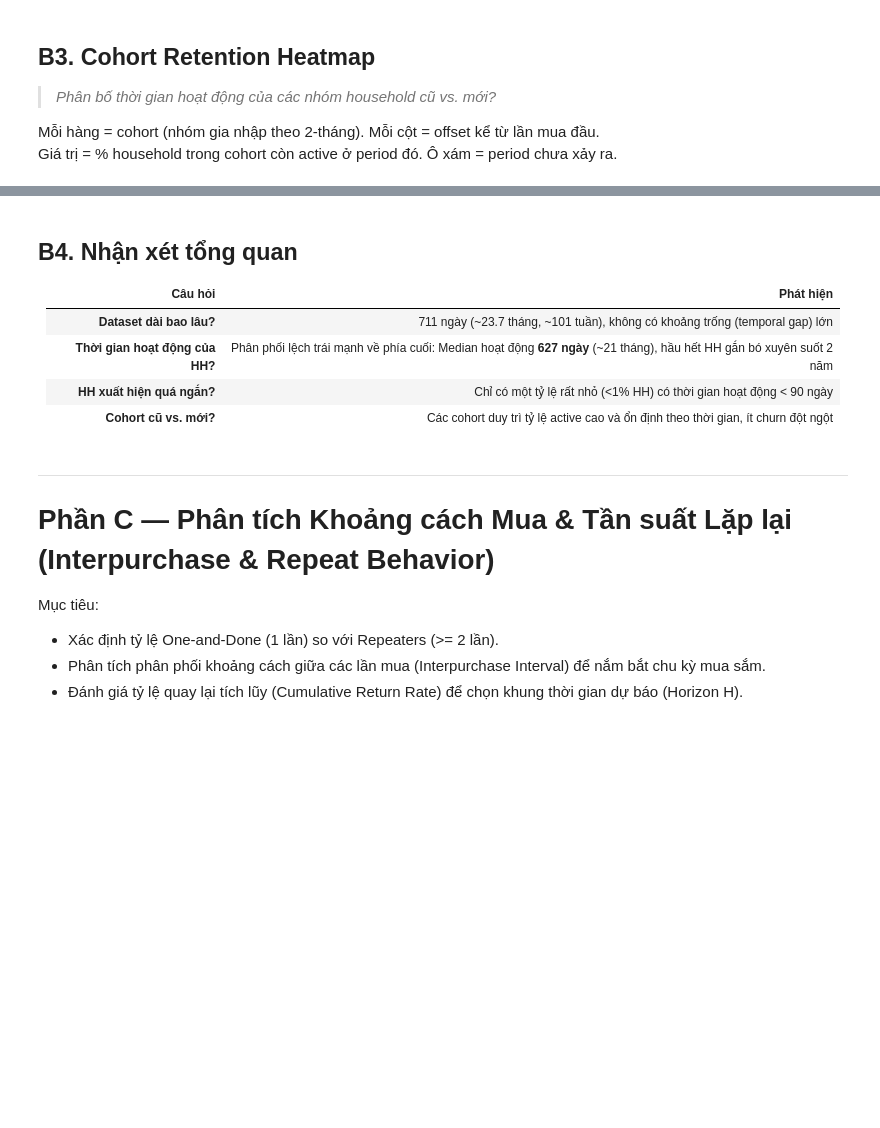
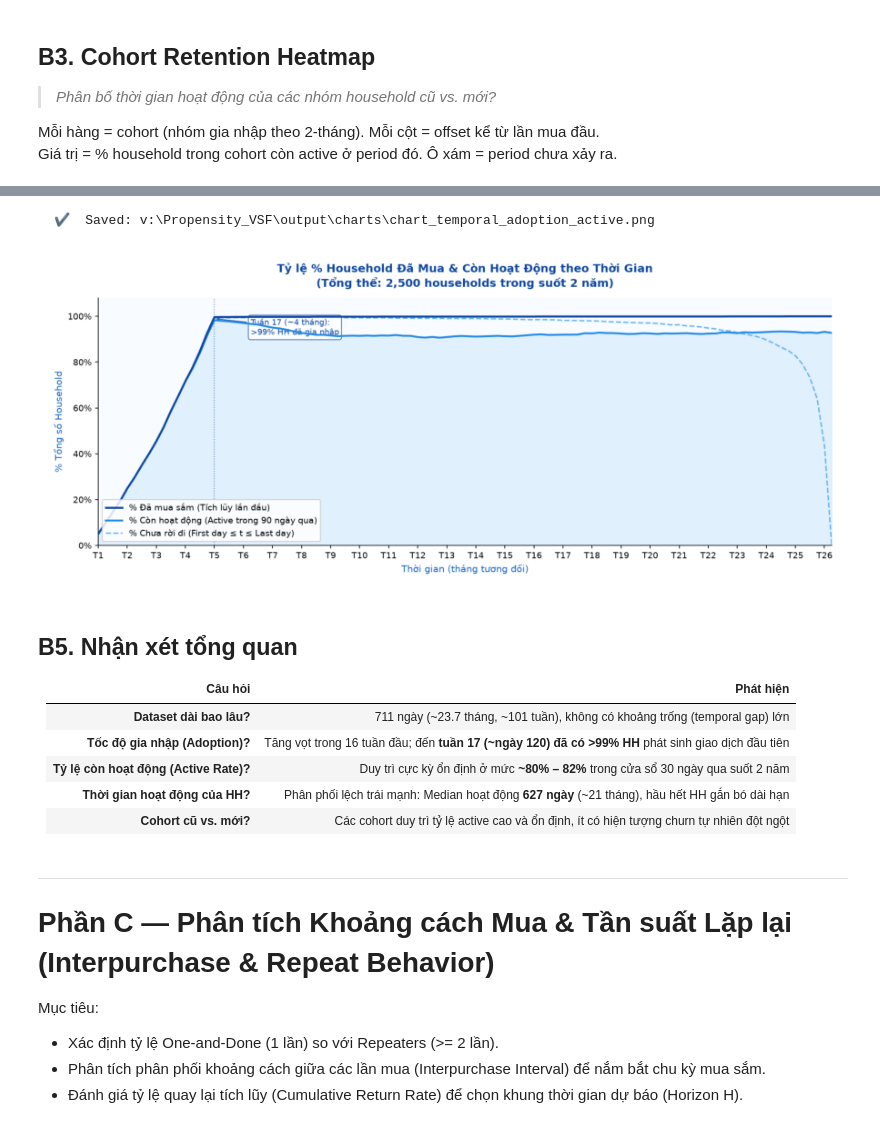
Before and after one commit to manhhungtr211/Propensity---Dunnhumby, a Jupyter notebook: notebooks/01_data_understanding.ipynb, the cells around one changed output, grey strips where cells are left out. Saved outputs shown, nothing was run; the diff lists cells and outputs as text; code cells hidden in the pictures; blank space fills up the shorter version.

```diff
--- a/notebooks/01_data_understanding.ipynb
+++ b/notebooks/01_data_understanding.ipynb
@@ -114,6 +153,7 @@ load_temporal_data           = _mod2.load_temporal_data
 plot_transactions_over_time  = _mod2.plot_transactions_over_time
 plot_household_lifespan      = _mod2.plot_household_lifespan
 plot_cohort_heatmap          = _mod2.plot_cohort_heatmap
+plot_adoption_and_active_rate = _mod2.plot_adoption_and_active_rate
 
 tx = load_temporal_data(DATA)
 print(f'Rows: {len(tx):,} | DAY: {tx["DAY"].min()}–{tx["DAY"].max()} ({tx["DAY"].max()} ngày ~ {tx["DAY"].max()//30} tháng)')
@@ -147,12 +205,19 @@ show(CHARTS / 'chart_temporal_cohort.png')
+# %%
+plot_adoption_and_active_rate(tx, CHARTS / 'chart_temporal_adoption_active.png')
+show(CHARTS / 'chart_temporal_adoption_active.png')
+# %% [output]
+  ✔  Saved: v:\Propensity_VSF\output\charts\chart_temporal_adoption_active.png
+[figure, added]
 # %% [markdown]
-## B4. Nhận xét tổng quan
+## B5. Nhận xét tổng quan
 
 | Câu hỏi | Phát hiện |
 |---------|----------|
 | **Dataset dài bao lâu?** | 711 ngày (~23.7 tháng, ~101 tuần), không có khoảng trống (temporal gap) lớn |
-| **Thời gian hoạt động của HH?** | Phân phối lệch trái mạnh về phía cuối: Median hoạt động **627 ngày** (~21 tháng), hầu hết HH gắn bó xuyên suốt 2 năm |
-| **HH xuất hiện quá ngắn?** | Chỉ có một tỷ lệ rất nhỏ (<1% HH) có thời gian hoạt động < 90 ngày |
-| **Cohort cũ vs. mới?** | Các cohort duy trì tỷ lệ active cao và ổn định theo thời gian, ít churn đột ngột |
+| **Tốc độ gia nhập (Adoption)?** | Tăng vọt trong 16 tuần đầu; đến **tuần 17 (~ngày 120) đã có >99% HH** phát sinh giao dịch đầu tiên |
+| **Tỷ lệ còn hoạt động (Active Rate)?** | Duy trì cực kỳ ổn định ở mức **~80% – 82%** trong cửa sổ 30 ngày qua suốt 2 năm |
+| **Thời gian hoạt động của HH?** | Phân phối lệch trái mạnh: Median hoạt động **627 ngày** (~21 tháng), hầu hết HH gắn bó dài hạn |
+| **Cohort cũ vs. mới?** | Các cohort duy trì tỷ lệ active cao và ổn định, ít có hiện tượng churn tự nhiên đột ngột |
 # %% [markdown]
 ---
 
```
Also changed, not shown: parts of 18 cells of this notebook, 6 other files.
